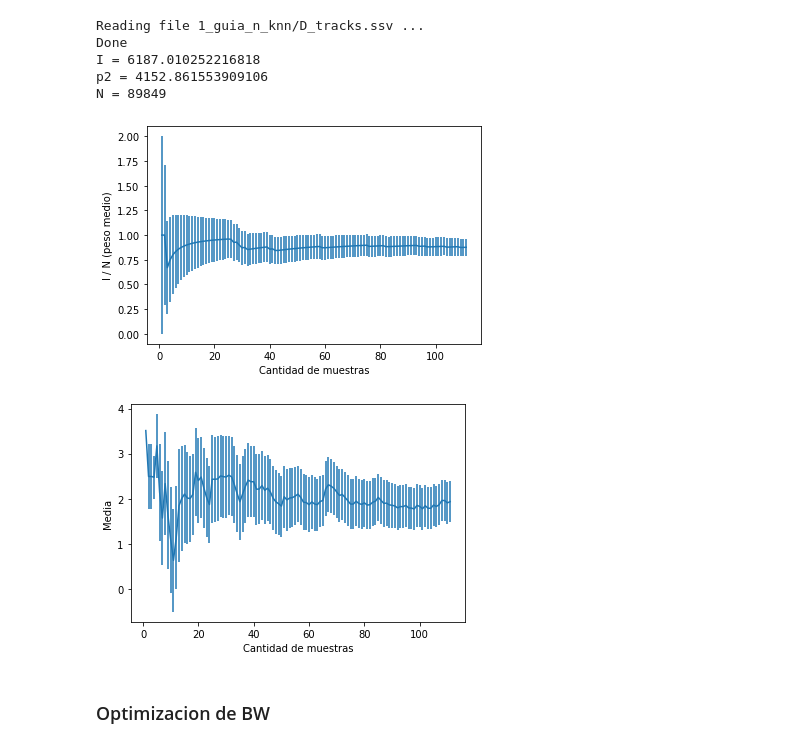
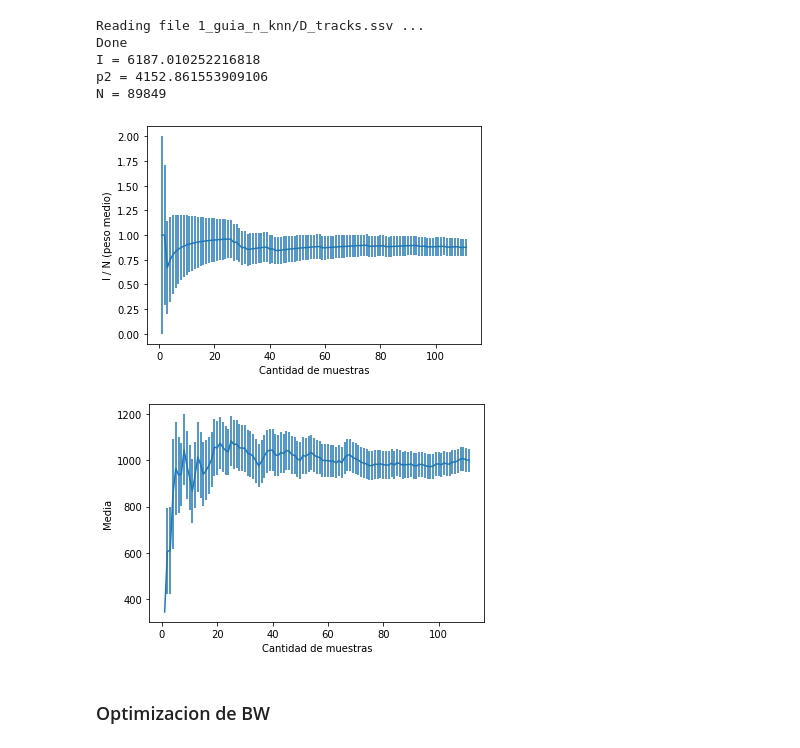
Before and after one commit to KDSource/KDSource, a Jupyter notebook: Auxiliares/optimize_bw.ipynb, the cells around one changed output. Saved outputs shown, nothing was run; the diff lists cells and outputs as text; code cells hidden in the pictures.

```diff
--- a/Auxiliares/optimize_bw.ipynb
+++ b/Auxiliares/optimize_bw.ipynb
@@ -8,7 +8,7 @@ import ksource_py as ks
 
 folder = "1_guia_n_knn" # "Ftes_tracks"
 tracks = folder+"/D_tracks.ssv" # "/GF12p_n"
-trasl = None # [118.5497276, -102.897199, 5.0]
+trasl = [0.,0.,300.] # [118.5497276, -102.897199, 5.0]
 rot = [0., 0., np.pi] # [0.0, 0.0, -158*np.pi/180.0]
 x2z = False
 
@@ -23,21 +23,21 @@ N = 89849
 # %%
 # Evaluar estadistica
 
 Emin = 1e-7
 dzmax = np.sqrt(1-0.01**2)
 box = ks.BoxMask([Emin,None,None,None,None,None,dzmax], None)
 
 parts,ws = plist.get()
 tracks = ks.TracksStats(parts, ws, box)
 
 N,mn,err = tracks.intensity(steps=100)
 plt.show()
 
-N,mn,err = tracks.mean(var=1, steps=100)
+N,mn,err = tracks.mean(var=3, steps=100)
 plt.show()
 # %% [output]
 [figure]
-[figure, old version]
+[figure, new version]
 # %%
 # Crear KSource
 
```
Also changed, not shown: 3 other files.
